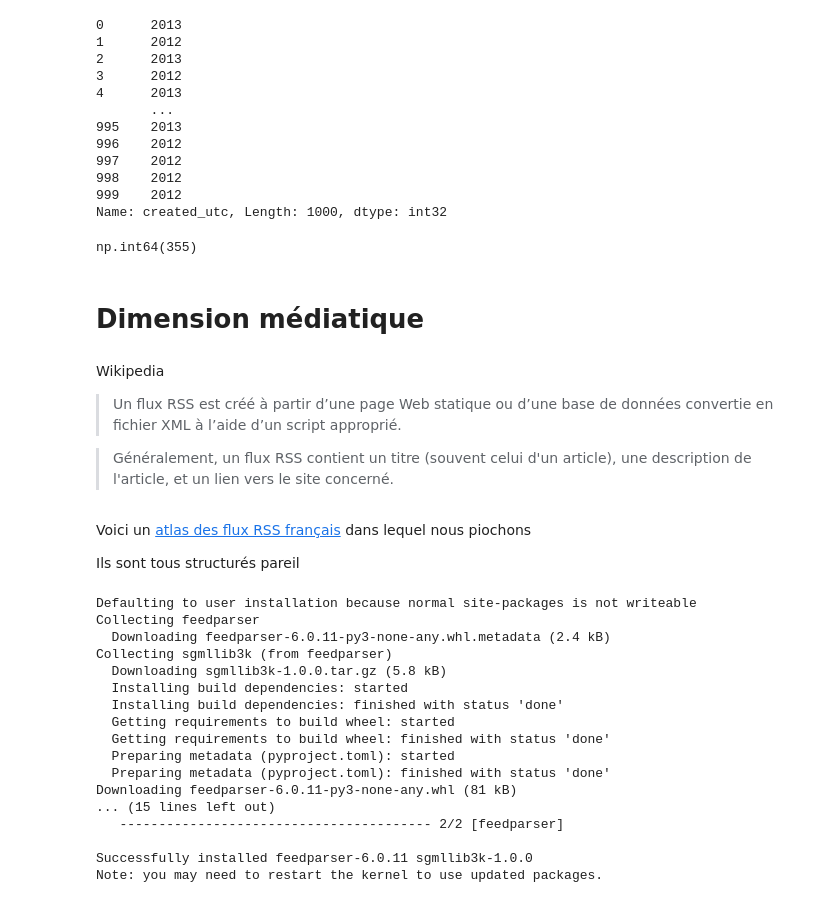
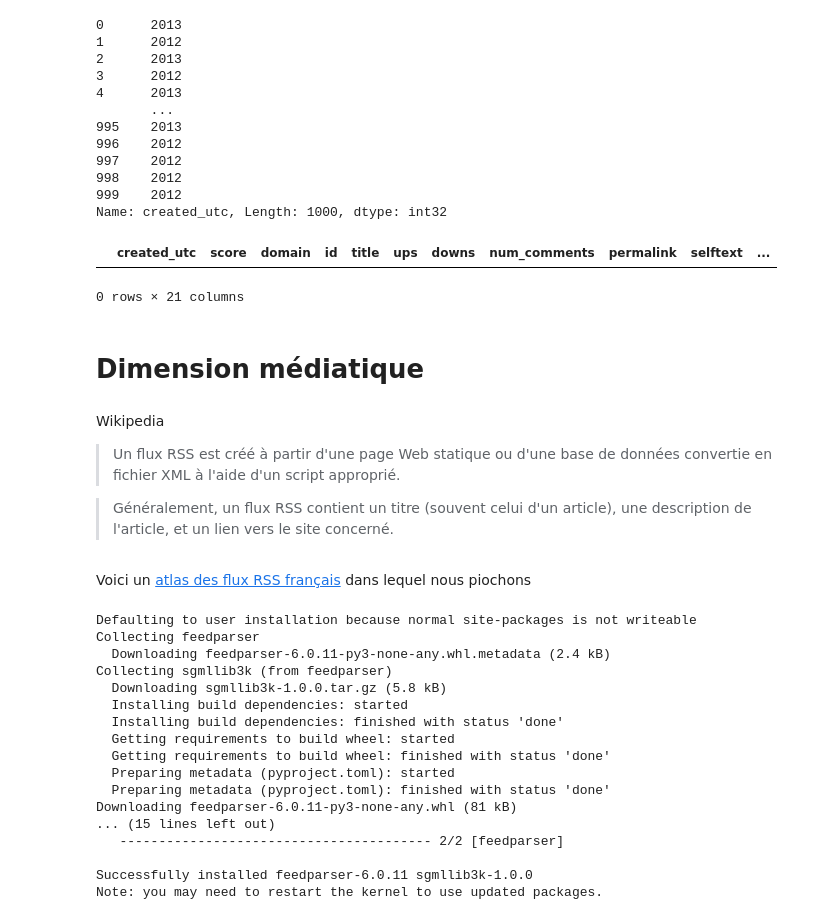
Before and after one commit to Aminata-Dev/L-observatoire-du-mot, a Jupyter notebook: main.ipynb, the cells around one changed output. Saved outputs shown, nothing was run; the diff lists cells and outputs as text; code cells hidden in the pictures.

```diff
--- a/main.ipynb
+++ b/main.ipynb
@@ -571,12 +730,11 @@ Name: created_utc, Length: 1000, dtype: int32
 # %%
 #filtrer les lignes où 'selftext' ou 'title' contenant le mot
 df_filtre_mot = df[
     df['selftext'].dropna().str.contains(mot.lower(), na=False) |
     df['title'].str.contains(mot.lower(), na=False)
 ] #rq : selftext contient des navalues qui empêchent le calcul si ces lignes ne sont pas exclus de la recherche sur le contenu des posts
 
-df_filtre_mot["ups"].sum()
-df_filtre_mot["downs"].sum()
-#df_filtre_mot
+df_filtre_mot
 # %% [output]
+|  | created_utc | score | domain | id | title | ups | downs | num_comments | permalink | selftext | ... |
-np.int64(355)
+0 rows × 21 columns
@@ -585,13 +746,11 @@ np.int64(355)
 # %% [markdown]
 Wikipedia
 
-> Un flux RSS est créé à partir d’une page Web statique ou d’une base de données convertie en fichier XML à l’aide d’un script approprié.
+> Un flux RSS est créé à partir d'une page Web statique ou d'une base de données convertie en fichier XML à l'aide d'un script approprié.
 
 > Généralement, un flux RSS contient un titre (souvent celui d'un article), une description de l'article, et un lien vers le site concerné.
 # %% [markdown]
 Voici un [atlas des flux RSS français](https://atlasflux.saynete.net/atlas_des_flux_rss_fra_media.htm) dans lequel nous piochons
-
-Ils sont tous structurés pareil
 # %%
 pip install feedparser
 # %% [output]
```
Also changed, not shown: parts of 71 cells of this notebook, 2 other files.
